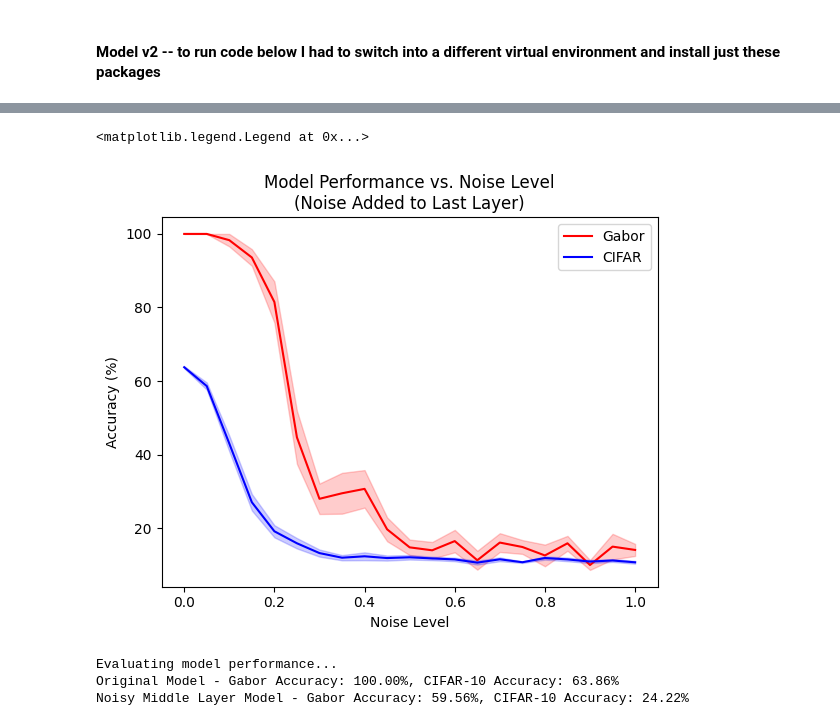
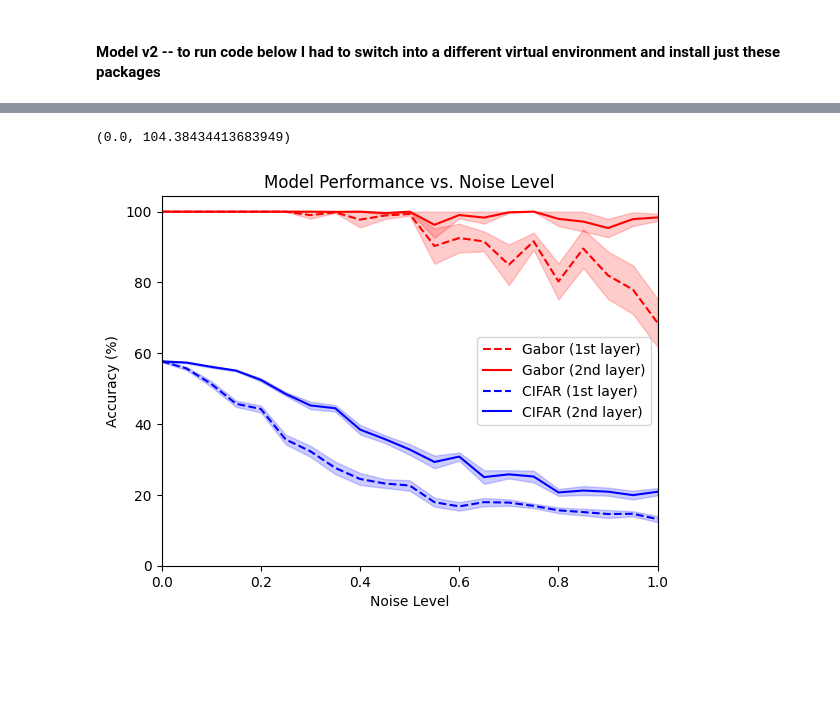
Before and after one commit to sherafatia/v1dd-public, a Jupyter notebook: notebooks/modeling.ipynb, the cells around one changed output, grey strips where cells are left out. Drawn from its saved outputs; the diff is of its cells as text; code cells hidden in the pictures; blank space fills up the shorter version.

Commit message:
model works woo!

```diff
--- a/notebooks/modeling.ipynb
+++ b/notebooks/modeling.ipynb
@@ -83,14 +163,12 @@ noise_results = {
     'noisy1_cifar_acc': [],
     'noisy2_gabor_acc': [],
     'noisy2_cifar_acc': [],
-    'noisy3_gabor_acc': [],
-    'noisy3_cifar_acc': []
 }
 noise_levels = np.arange(0, 1.05, 0.05)
 
 for i in range(10):
     model = modeling.ConvNet(in_channels=1, height=32, width=32)
-    model, losses, _, _ = modeling.train_model(model, combined_loader, num_epochs=3)
+    model, losses, _, _ = modeling.train_model(model, combined_loader, num_epochs=50)
 
     gabor_acc = modeling.evaluate_gabor_accuracy(model, gabor_test_loader)
     cifar_acc = modeling.evaluate_cifar_accuracy(model, cifar_test_loader)
@@ -111,18 +189,12 @@ for i in range(10):
         noisy2_gabor_acc = modeling.evaluate_gabor_accuracy(noisy_model, gabor_test_loader)
         noisy2_cifar_acc = modeling.evaluate_cifar_accuracy(noisy_model, cifar_test_loader)
 
-        noisy_last_model = modeling.add_noise_to_last_layer(noisy_model, noise_level=noise)
-        noisy3_gabor_acc = modeling.evaluate_gabor_accuracy(noisy_model, gabor_test_loader)
-        noisy3_cifar_acc = modeling.evaluate_cifar_accuracy(noisy_model, cifar_test_loader)
-
         noise_results['idx'].append(i)
         noise_results['noise_level'].append(noise)
         noise_results['noisy1_gabor_acc'].append(noisy1_gabor_acc)
         noise_results['noisy1_cifar_acc'].append(noisy1_cifar_acc)
         noise_results['noisy2_gabor_acc'].append(noisy2_gabor_acc)
         noise_results['noisy2_cifar_acc'].append(noisy2_cifar_acc)
-        noise_results['noisy3_gabor_acc'].append(noisy3_gabor_acc)
-        noise_results['noisy3_cifar_acc'].append(noisy3_cifar_acc)
 
     print(f'Iteration {i+1}/10 complete.')
 # %% [output]
@@ -157,49 +222,57 @@ noise_results_df
 # %%
 import seaborn as sns
 
 sns.lineplot(
     data=noise_results_df,
     x='noise_level',
-    y='noisy3_gabor_acc',
+    y='noisy1_gabor_acc',
     err_style='band',
     errorbar='se',
     markers='o',
+    linestyle='--',
     color='red',
-    label='Gabor'
+    label='Gabor (1st layer)'
     )
 
 sns.lineplot(
     data=noise_results_df,
     x='noise_level',
-    y='noisy3_cifar_acc',
+    y='noisy2_gabor_acc',
+    err_style='band',
+    errorbar='se',
+    markers='o',
+    color='red',
+    label='Gabor (2nd layer)'
+    )
+
+sns.lineplot(
+    data=noise_results_df,
+    x='noise_level',
+    y='noisy1_cifar_acc',
     err_style='band',
     errorbar='se',
     color='blue',
-    label='CIFAR'
+    linestyle='--',
+    label='CIFAR (1st layer)'
+    )
+
+sns.lineplot(
+    data=noise_results_df,
+    x='noise_level',
+    y='noisy2_cifar_acc',
+    err_style='band',
+    errorbar='se',
+    color='blue',
+    label='CIFAR (2nd layer)'
     )
 
 plt.xlabel('Noise Level')
 plt.ylabel('Accuracy (%)')
-plt.title('Model Performance vs. Noise Level\n(Noise Added to Last Layer)')
+plt.title('Model Performance vs. Noise Level')
 # plt.legend(['Gabor Accuracy', '', 'CIFAR Accuracy', ''])
 plt.legend()
-# plt.xlim(0, 0.65)
+plt.xlim(0, 1)
+plt.ylim(bottom=0)
 # %% [output]
-<matplotlib.legend.Legend at 0x...>
+(0.0, 104.38434413683949)
-[figure, old version]
+[figure, new version]
-# %%
-print("Evaluating model performance...")
-gabor_acc = modeling.evaluate_gabor_accuracy(model, gabor_test_loader)
-cifar_acc = modeling.evaluate_cifar_accuracy(model, cifar_test_loader)
-
-print(f'Original Model - Gabor Accuracy: {gabor_acc:.2f}%, CIFAR-10 Accuracy: {cifar_acc:.2f}%')
-
-noisy_middle_model = copy.deepcopy(model)
-noisy_middle_model = modeling.add_noise_to_middle_layer(noisy_middle_model, noise_level=0.8)
-grating_acc, cifar_acc = modeling.evaluate_gabor_accuracy(noisy_middle_model, gabor_test_loader), modeling.evaluate_cifar_accuracy(noisy_middle_model, cifar_test_loader)
-
-print(f'Noisy Middle Layer Model - Gabor Accuracy: {grating_acc:.2f}%, CIFAR-10 Accuracy: {cifar_acc:.2f}%')
-# %% [output]
-Evaluating model performance...
-Original Model - Gabor Accuracy: 100.00%, CIFAR-10 Accuracy: 63.86%
-Noisy Middle Layer Model - Gabor Accuracy: 59.56%, CIFAR-10 Accuracy: 24.22%
```
Also changed, not shown: parts of 14 cells of this notebook, 1 other file.
